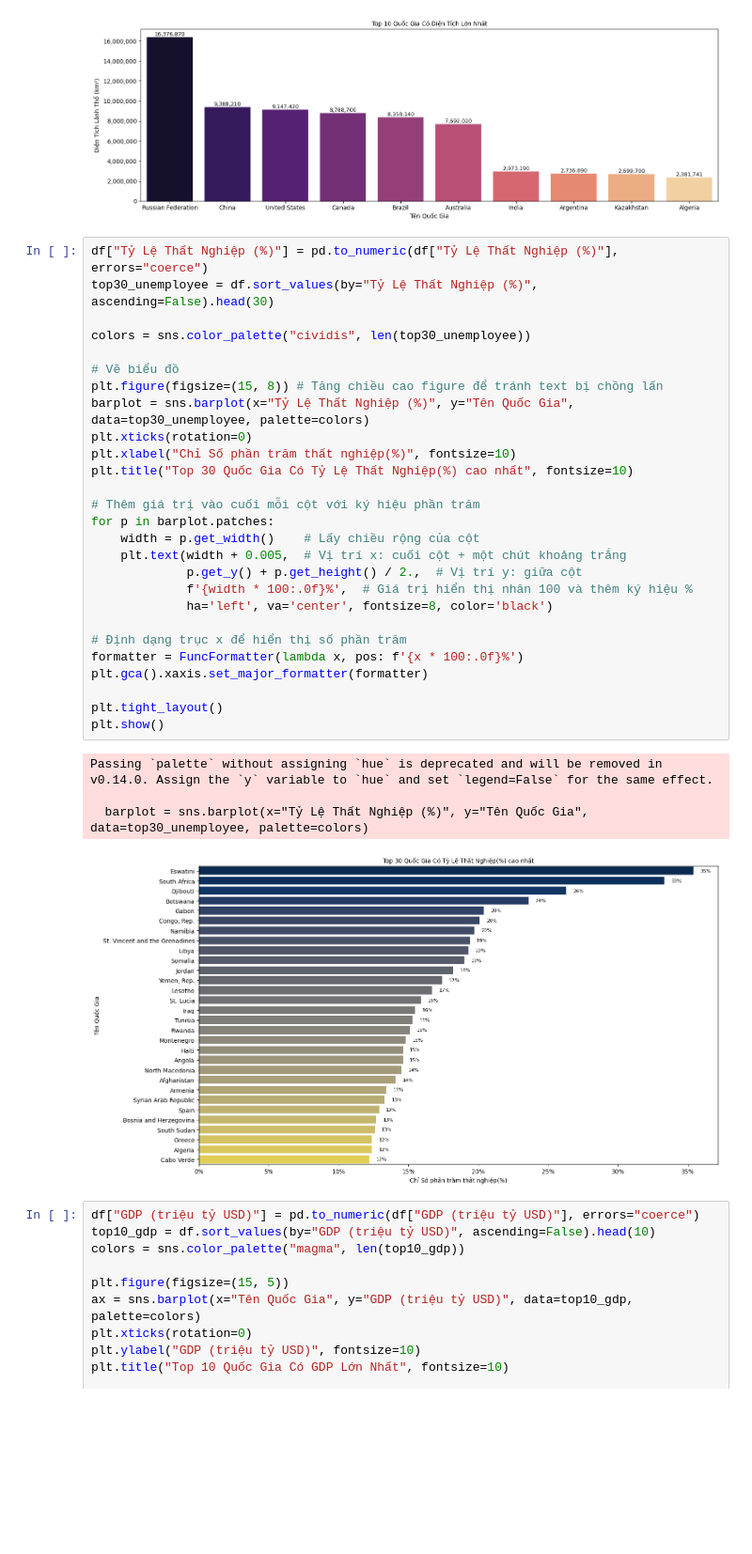
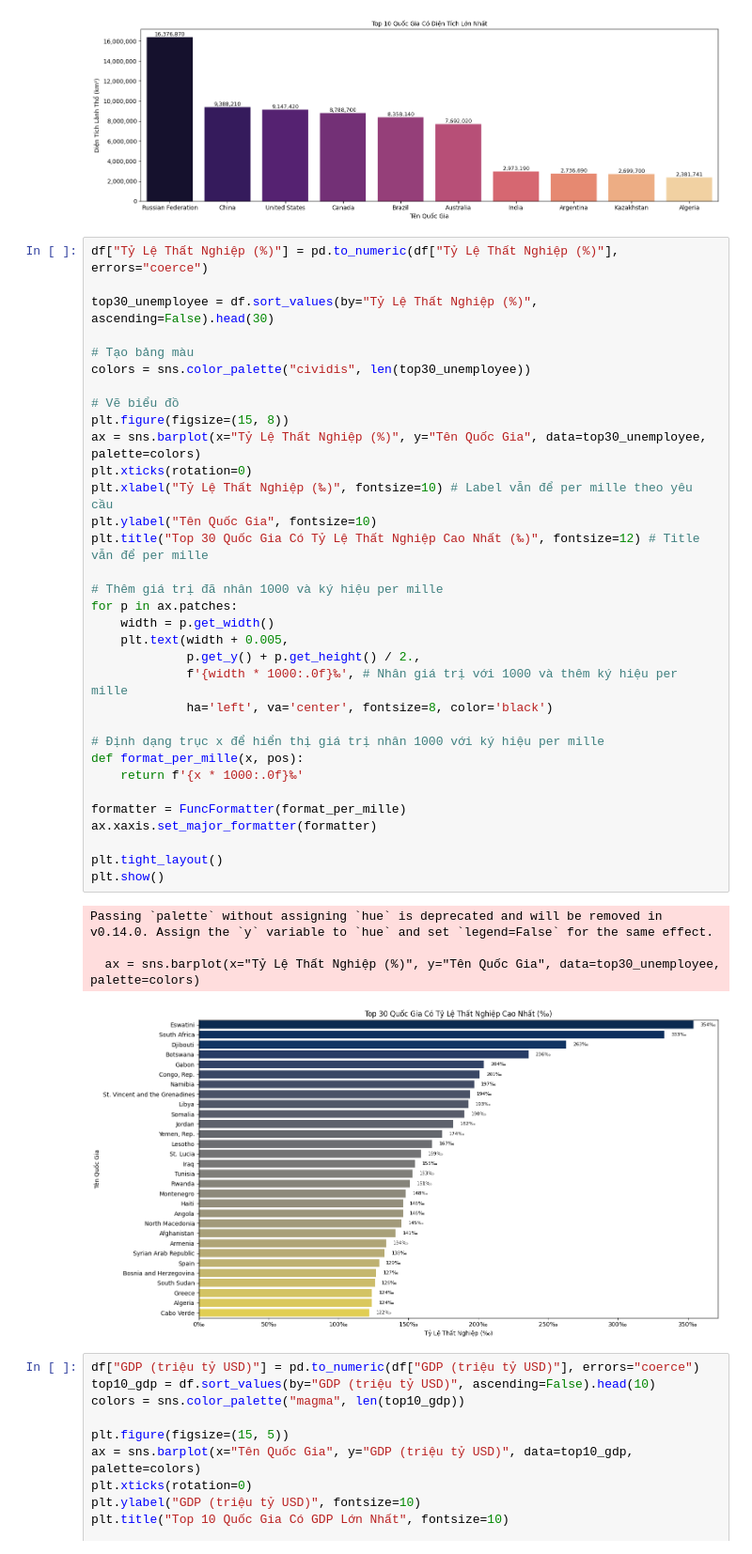
Before and after one commit to HUyEsona/Data-visualization-axis, a Jupyter notebook: main.ipynb, the cells around one changed output. Shown at 94% size. Saved outputs shown, nothing was run; the diff lists cells and outputs as text; blank space fills up the shorter version.

```diff
--- a/main.ipynb
+++ b/main.ipynb
@@ -151,36 +152,42 @@ Passing `palette` without assigning `hue` is deprecated and will be removed in v
 [figure]
 # %%
 df["Tỷ Lệ Thất Nghiệp (%)"] = pd.to_numeric(df["Tỷ Lệ Thất Nghiệp (%)"], errors="coerce")
+
 top30_unemployee = df.sort_values(by="Tỷ Lệ Thất Nghiệp (%)", ascending=False).head(30)
 
+# Tạo bảng màu
 colors = sns.color_palette("cividis", len(top30_unemployee))
 
 # Vẽ biểu đồ
-plt.figure(figsize=(15, 8)) # Tăng chiều cao figure để tránh text bị chồng lấn
-barplot = sns.barplot(x="Tỷ Lệ Thất Nghiệp (%)", y="Tên Quốc Gia", data=top30_unemployee, palette=colors)
+plt.figure(figsize=(15, 8))
+ax = sns.barplot(x="Tỷ Lệ Thất Nghiệp (%)", y="Tên Quốc Gia", data=top30_unemployee, palette=colors)
 plt.xticks(rotation=0)
-plt.xlabel("Chỉ Số phần trăm thất nghiệp(%)", fontsize=10)
-plt.title("Top 30 Quốc Gia Có Tỷ Lệ Thất Nghiệp(%) cao nhất", fontsize=10)
+plt.xlabel("Tỷ Lệ Thất Nghiệp (‰)", fontsize=10) # Label vẫn để per mille theo yêu cầu
+plt.ylabel("Tên Quốc Gia", fontsize=10)
+plt.title("Top 30 Quốc Gia Có Tỷ Lệ Thất Nghiệp Cao Nhất (‰)", fontsize=12) # Title vẫn để per mille
 
-# Thêm giá trị vào cuối mỗi cột với ký hiệu phần trăm
-for p in barplot.patches:
-    width = p.get_width()    # Lấy chiều rộng của cột
-    plt.text(width + 0.005,  # Vị trí x: cuối cột + một chút khoảng trắng
-             p.get_y() + p.get_height() / 2.,  # Vị trí y: giữa cột
-             f'{width * 100:.0f}%',  # Giá trị hiển thị nhân 100 và thêm ký hiệu %
+# Thêm giá trị đã nhân 1000 và ký hiệu per mille
+for p in ax.patches:
+    width = p.get_width()
+    plt.text(width + 0.005,
+             p.get_y() + p.get_height() / 2.,
+             f'{width * 1000:.0f}‰', # Nhân giá trị với 1000 và thêm ký hiệu per mille
              ha='left', va='center', fontsize=8, color='black')
 
-# Định dạng trục x để hiển thị số phần trăm
-formatter = FuncFormatter(lambda x, pos: f'{x * 100:.0f}%')
-plt.gca().xaxis.set_major_formatter(formatter)
+# Định dạng trục x để hiển thị giá trị nhân 1000 với ký hiệu per mille
+def format_per_mille(x, pos):
+    return f'{x * 1000:.0f}‰'
+
+formatter = FuncFormatter(format_per_mille)
+ax.xaxis.set_major_formatter(formatter)
 
 plt.tight_layout()
 plt.show()
 # %% [output]
 Passing `palette` without assigning `hue` is deprecated and will be removed in v0.14.0. Assign the `y` variable to `hue` and set `legend=False` for the same effect.
 
-  barplot = sns.barplot(x="Tỷ Lệ Thất Nghiệp (%)", y="Tên Quốc Gia", data=top30_unemployee, palette=colors)
+  ax = sns.barplot(x="Tỷ Lệ Thất Nghiệp (%)", y="Tên Quốc Gia", data=top30_unemployee, palette=colors)
-[figure, old version]
+[figure, new version]
 # %%
 df["GDP (triệu tỷ USD)"] = pd.to_numeric(df["GDP (triệu tỷ USD)"], errors="coerce")
 top10_gdp = df.sort_values(by="GDP (triệu tỷ USD)", ascending=False).head(10)
```
Also changed, not shown: parts of 8 cells of this notebook.
